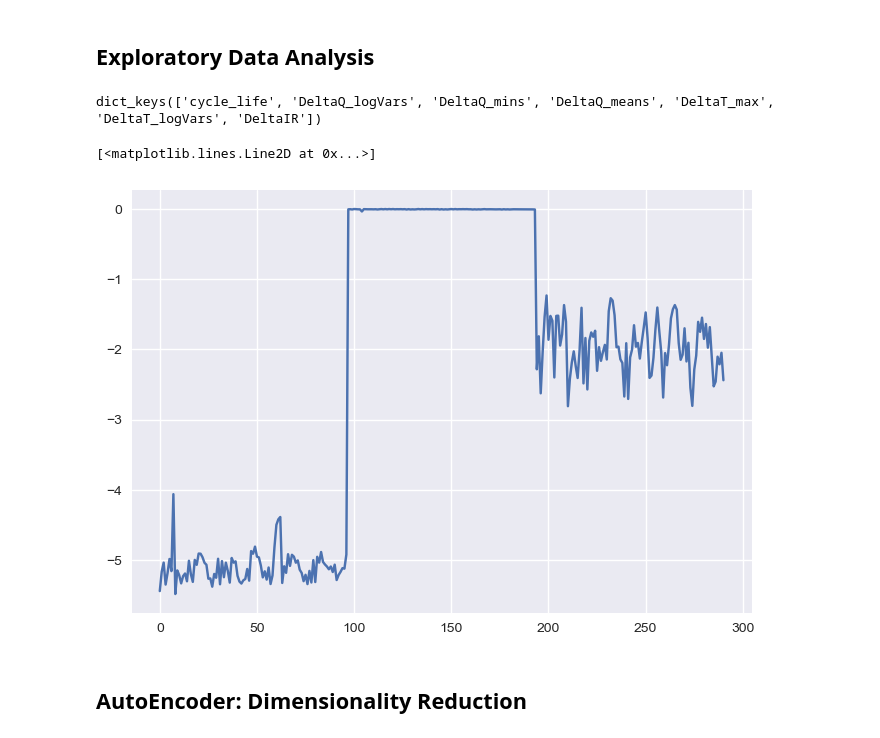
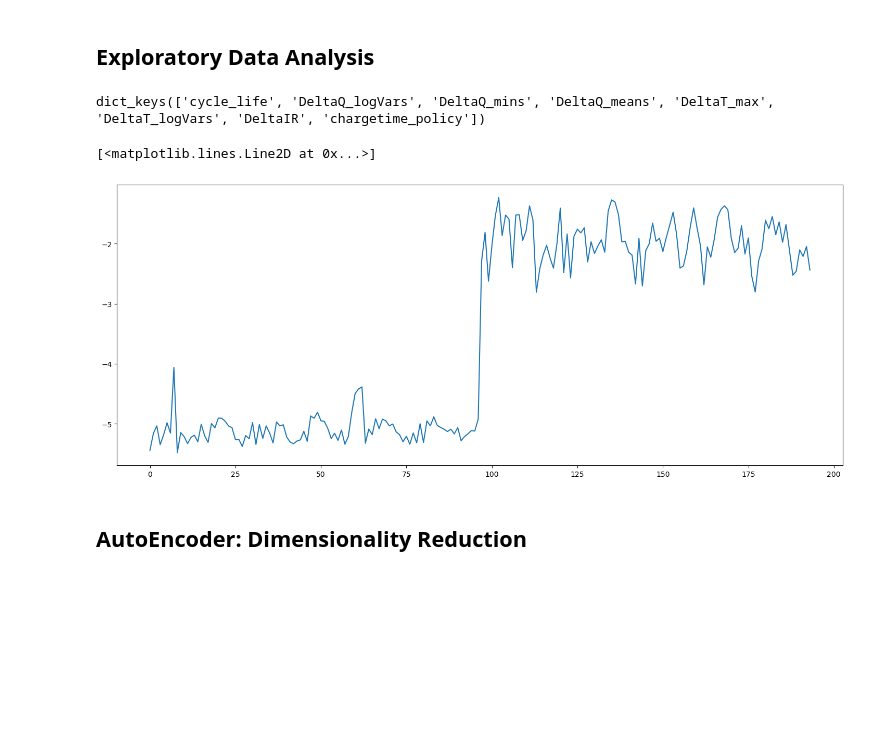
Before and after one commit to nathan99sun/HybridPred, a Jupyter notebook: source/AutoEncoders_DimensionReduction.ipynb, the cells around one changed output. Drawn from its saved outputs; the diff is of its cells as text; code cells hidden in the pictures; blank space fills up the shorter version.

Commit message:
charge policy feature

```diff
--- a/source/AutoEncoders_DimensionReduction.ipynb
+++ b/source/AutoEncoders_DimensionReduction.ipynb
@@ -15,42 +15,44 @@ from scipy.signal import lfilter
 # %% [markdown]
 ## **Exploratory Data Analysis**
 # %%
-data = pickle.load(open(r'../Data/deltaQ_cycles_v3.pkl', 'rb'))
+data = pickle.load(open(r'../Data/deltaQ_cycles_v4.pkl', 'rb'))
 #data2 = pickle.load(open(r'../Data/temp_features.pkl', 'rb'))
 
 print(data['b1c1'].keys())
 # %% [output]
-dict_keys(['cycle_life', 'DeltaQ_logVars', 'DeltaQ_mins', 'DeltaQ_means', 'DeltaT_max', 'DeltaT_logVars', 'DeltaIR'])
+dict_keys(['cycle_life', 'DeltaQ_logVars', 'DeltaQ_mins', 'DeltaQ_means', 'DeltaT_max', 'DeltaT_logVars', 'DeltaIR', 'chargetime_policy'])
 # %%
 n_cycles = 98
 cut_start = 1
 
 features = [
     "DeltaQ_logVars",
-    "DeltaQ_mins",
+    # "DeltaQ_mins",
     #"DeltaQ_means",
     # "DeltaT_max",
     "DeltaT_logVars",
 ]
 
 n_cycles = n_cycles - cut_start
 y = np.zeros(124)
+charge_policies = np.zeros(124)
 x = np.zeros((124, n_cycles*len(features)))
 
 for i, cell in enumerate(data.keys()):
     for j, feature in enumerate(features):
         x[i, j*n_cycles:(j+1)*n_cycles] = data[cell][feature][cut_start:]
+    charge_policies[i] = 1/(data[cell]["chargetime_policy"])
     y[i] = np.log10(data[cell]["cycle_life"])
 
 # convert to tensors and concatenate features and labels
 x = torch.Tensor(x)
 y = torch.Tensor(y)
 
 
 plt.plot(x[1])
 # %% [output]
 [<matplotlib.lines.Line2D at 0x...>]
-[figure, old version]
+[figure, new version]
 # %% [markdown]
 ## **AutoEncoder: Dimensionality Reduction**
 # %% [markdown]
```
Also changed, not shown: parts of 11 cells of this notebook, 3 other files.
